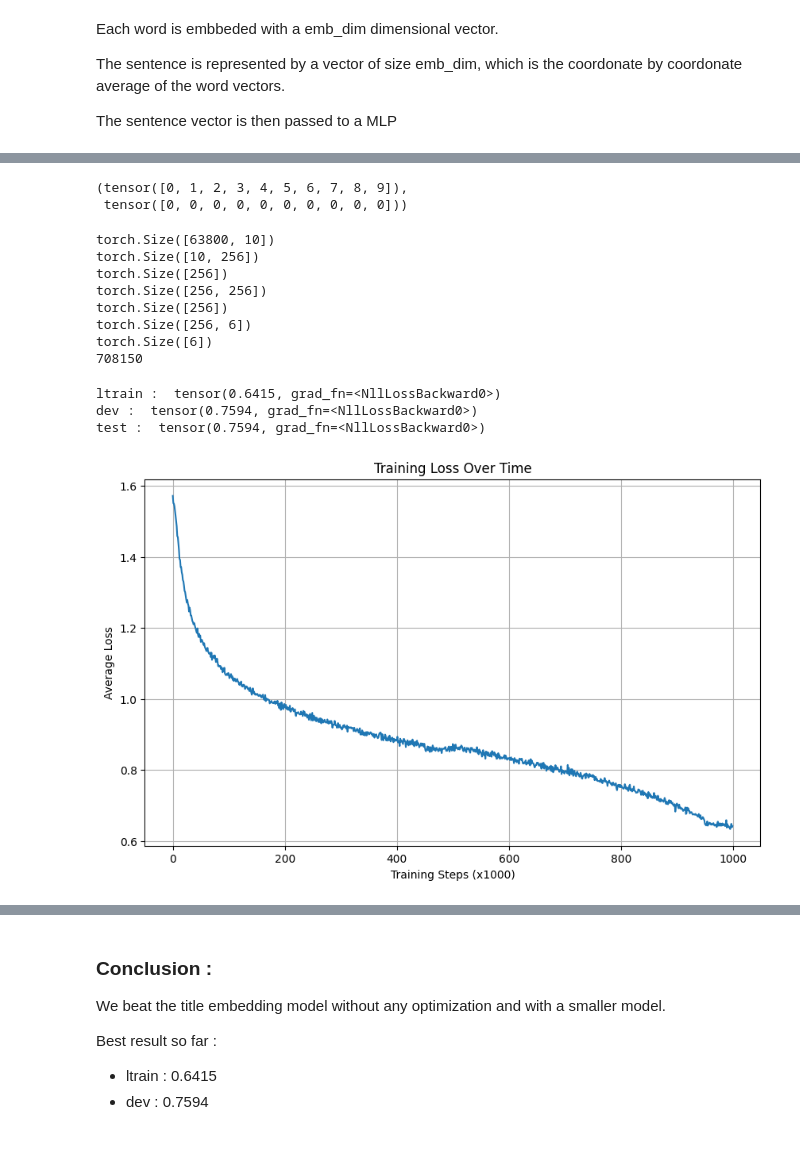
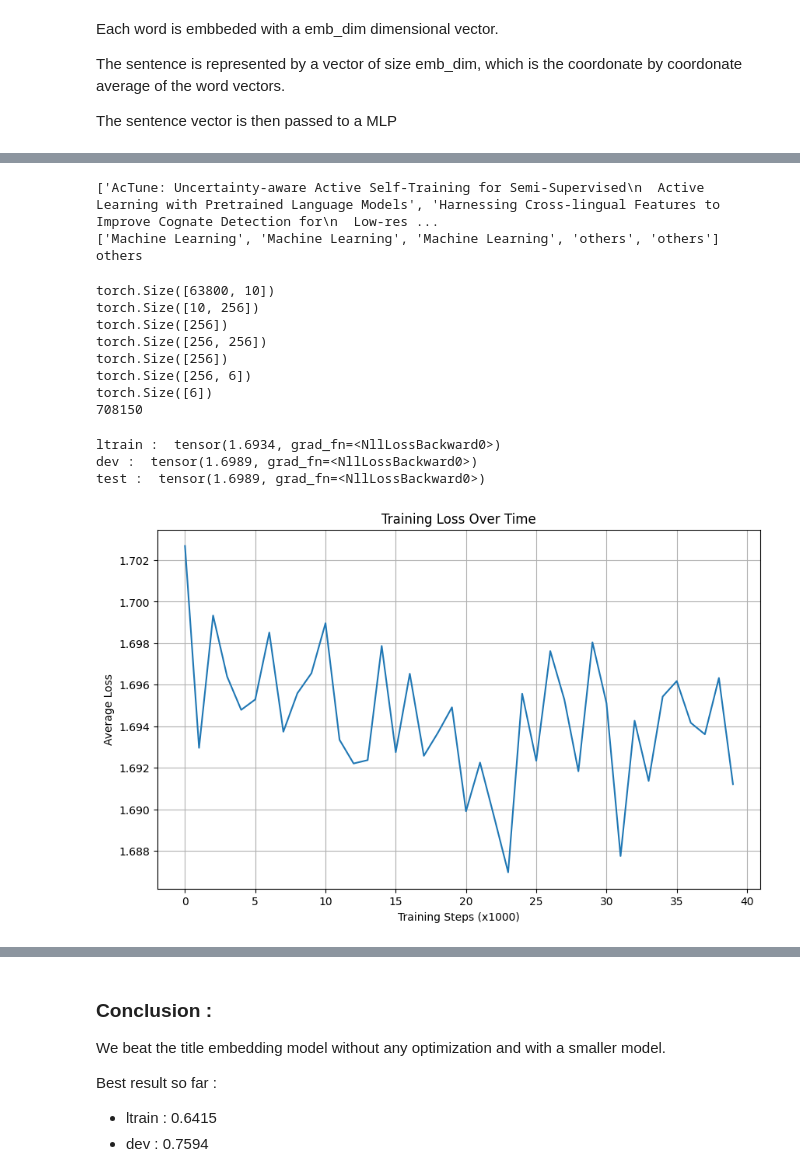
Before and after one commit to issagith/SciPaperClassifier, a Jupyter notebook: word_lvl_emb.ipynb, the cells around one changed output, grey strips where cells are left out. Cells and saved outputs as stored; diff of their text form; code cells hidden in the pictures; blank space fills up the shorter version.

Commit message:
fix: correct data set creation. We had excellent results because the test and dev sets were actually in the trainning set...

```diff
--- a/word_lvl_emb.ipynb
+++ b/word_lvl_emb.ipynb
@@ -140,15 +152,10 @@ tensor([-0.7358, -0.4954,  0.9357,  0.2470, -0.9818,  0.1556, -0.8622,  1.9042,
 # %%
 
-def build_dataset(papers):
-    X = torch.arange(0, papers.shape[0])
-    Y = torch.tensor([ctoi[df["category"][i]] for i in range(0, papers.shape[0])])
+def build_dataset(papers, n1, n2):
+    X = torch.arange(n1, n2)
+    Y = torch.tensor([ctoi[papers.iloc[i]["category"]] for i in range(n1,n2)])
     #print(X.shape, Y.shape)
     return X, Y
-
-build_dataset(df[:10])
-# %% [output]
-(tensor([0, 1, 2, 3, 4, 5, 6, 7, 8, 9]),
- tensor([0, 0, 0, 0, 0, 0, 0, 0, 0, 0]))
 # %%
 import random
 random.seed(42)
@@ -157,9 +164,19 @@ random.shuffle(indices)
 papers_shuffled = papers.iloc[indices].reset_index(drop=True) # shuffled dataset
 n1 = int(0.8*len(papers_shuffled))
 n2 = int(0.9*len(papers_shuffled))
-Xtr, Ytr = build_dataset(papers_shuffled[:n1])
-Xdev, Ydev = build_dataset(papers_shuffled[n1:n2])
-Xte, Yte = build_dataset(papers_shuffled[n2:])
+Xtr, Ytr = build_dataset(papers_shuffled, 0, n1)
+Xdev, Ydev = build_dataset(papers_shuffled, n1, n2)
+Xte, Yte = build_dataset(papers_shuffled, n2, len(papers_shuffled))
+# %%
+titles = [itot[Xte[i].item()] for i in range(0, 5)]
+cats = [itoc[Yte[i].item()] for i in range(0,5)]
+print(titles)
+print(cats)
+print(papers_shuffled.iloc[ttoi["Simple Questions Generate Named Entity Recognition Datasets"]]["category"])
+# %% [output]
+['AcTune: Uncertainty-aware Active Self-Training for Semi-Supervised\n  Active Learning with Pretrained Language Models', 'Harnessing Cross-lingual Features to Improve Cognate Detection for\n  Low-res ...
+['Machine Learning', 'Machine Learning', 'Machine Learning', 'others', 'others']
+others
 # %%
 nbr_added_layers = 1
 nbr_neurons_hidden = [256 for _ in range(nbr_added_layers)]
@@ -213,7 +230,7 @@ for p in parameters:
         p.requires_grad = True
 stepi, lossi, lri = [], [], []
 # %%
-n = 500000
+n = 20000
 batch_size = 32
 lre = torch.linspace(-3, 0, n)
 lrs = 10**lre #from 0.001 to 1 exponentielly stepped
@@ -243,8 +260,8 @@ for i in range(n):
 
     # Use modulo to cycle through learning rates
     #lr = lrs[i % len(lrs)]
-    lr = 0.1 if i<0.9*n else 0.01
-    #lr = 0.1
+    #lr = 0.1 if i<0.9*n else 0.01
+    lr = 0.1
     for p in parameters:
         p.data += -lr * p.grad
 
@@ -287,37 +304,37 @@ print("test : ", ltest)
 # dev :  1.7479
 # test : 1.7479
 # %% [output]
-ltrain :  tensor(0.6415, grad_fn=<NllLossBackward0>)
-dev :  tensor(0.7594, grad_fn=<NllLossBackward0>)
-test :  tensor(0.7594, grad_fn=<NllLossBackward0>)
+ltrain :  tensor(1.6934, grad_fn=<NllLossBackward0>)
+dev :  tensor(1.6989, grad_fn=<NllLossBackward0>)
+test :  tensor(1.6989, grad_fn=<NllLossBackward0>)
 # %%
 # Plot 1: Loss over training iterations (averaged over a window size)
 window_size = 1000  # adjust this value to get smoother/rougher plot
 plt.figure(figsize=(10, 6))
 losses = torch.tensor(lossi)
 n = len(losses)
 n_windows = n // window_size
 averaged_losses = losses[:n_windows * window_size].view(-1, window_size).mean(1)
 
 
-plt.plot(torch.tensor(lossi).view(-1, window_size).mean(1))
+plt.plot(averaged_losses)
 plt.xlabel(f'Training Steps (x{window_size})')
 plt.ylabel('Average Loss')
 plt.title('Training Loss Over Time')
 plt.grid(True)
 plt.show()
 
 # Plot 2: Loss vs Learning Rate (averaged over 100 iterations)
 # plt.figure()
 # plt.plot(torch.tensor(lri).view(-1, 100).mean(1), torch.tensor(lossi).view(-1, 100).mean(1))
 # plt.xlabel('Learning Rate')
 # plt.ylabel('Average Loss')
 # plt.title('Loss vs Learning Rate')
 # plt.xscale('log')  # Learning rate is typically better viewed in log scale
 # plt.grid(True)
 # plt.show()
 # %% [output]
-[figure, old version]
+[figure, new version]
 # %%
 # forward
 batch_titles = [itot[i.item()] for i in Xte]
```
Also changed, not shown: parts of 8 cells of this notebook.
